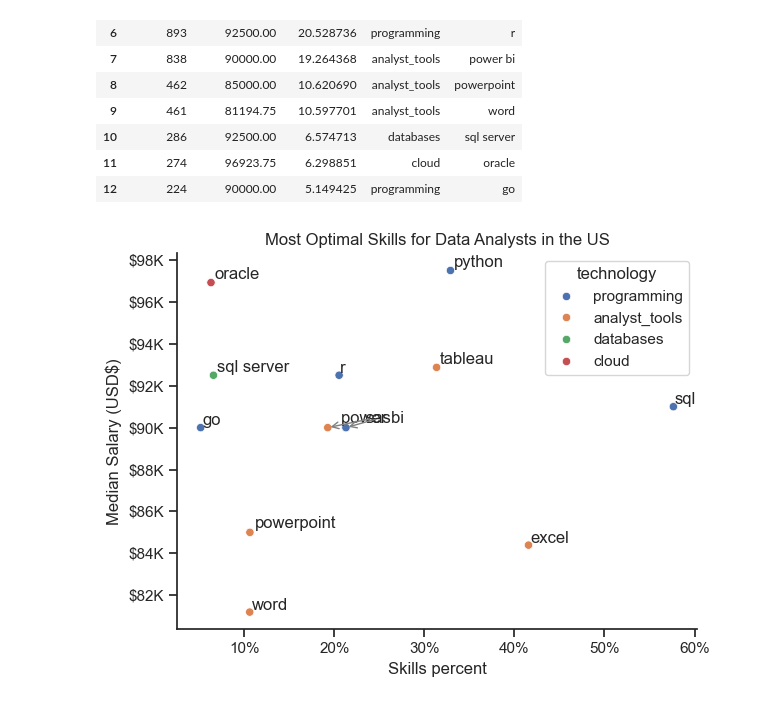
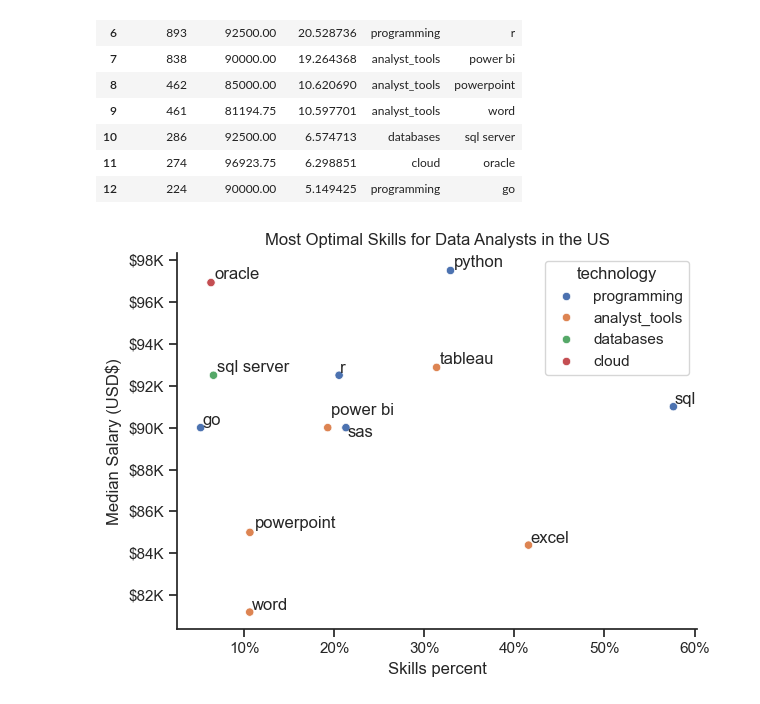
Before and after one commit to AkilaWijesiriwardana/Python_Data_Job_Analysis_Project, a Jupyter notebook: 2_Project/5_Optimal_Skills.ipynb, the cells around one changed output. Cells and saved outputs as stored; diff of their text form; code cells hidden in the pictures.

```diff
--- a/2_Project/5_Optimal_Skills.ipynb
+++ b/2_Project/5_Optimal_Skills.ipynb
@@ -180,31 +180,34 @@ df_plot
 # %%
 from adjustText import adjust_text
 from matplotlib.ticker import PercentFormatter
 
 sns.scatterplot(data=df_plot,y='median_salary',x='skill_percent', hue='technology')
 sns.despine()
 sns.set_theme(style='ticks')
 
 texts = [] #Created a list and appending as below to use adjust_text
+for i, txt in enumerate(df_DA_skills_high_demand.index):
+    x = df_DA_skills_high_demand['skill_percent'].iloc[i]
+    y = df_DA_skills_high_demand['median_salary'].iloc[i]
 
-for i, txt in enumerate(df_DA_skills_high_demand.index):
-    texts.append(plt.text(df_DA_skills_high_demand['skill_percent'].iloc[i], df_DA_skills_high_demand['median_salary'].iloc[i],txt))
+    #adjusting power bi to avoid overlap
+    if txt.lower() == 'power bi':
+        texts.append(plt.text(x, y + 500, txt))  #shift up
+    else:
+        texts.append(plt.text(x, y, txt))        #default position
 
-adjust_text(texts,
-            arrowprops=dict(arrowstyle='->', color='gray'),
-            only_move={'points': 'y', 'texts': 'y'},  # move only vertically
-            force_text=0.3,
-            force_points=0.3)
+#Auto adjust to avoid overlap
+adjust_text(texts, arrowprops=dict(arrowstyle='->', color='gray'))
 
 ax = plt.gca() #access to the current axis gca = get current axis
 ax.yaxis.set_major_formatter(plt.FuncFormatter(lambda y, pos: f'${int(y/1000)}K'))
 ax.xaxis.set_major_formatter(PercentFormatter())
 
 plt.title('Most Optimal Skills for Data Analysts in the US')
 plt.ylabel("Median Salary (USD$)")
 plt.xlabel('Skills percent')
 
 plt.tight_layout()
 plt.show()
 # %% [output]
-[figure, old version]
+[figure, new version]
```
Also changed, not shown: parts of 2 cells of this notebook, 3 other files.
